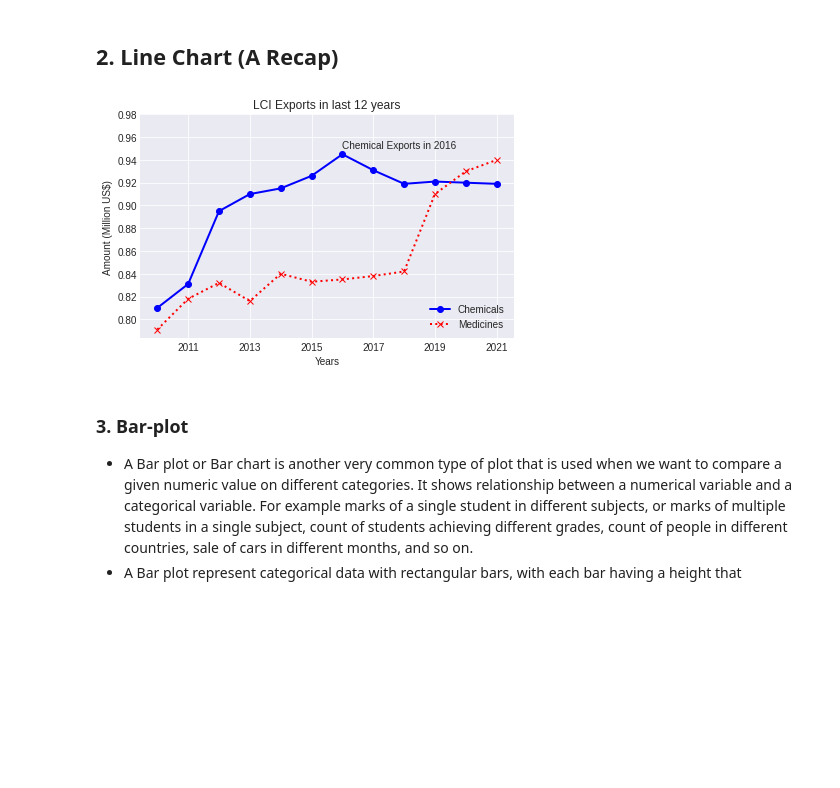
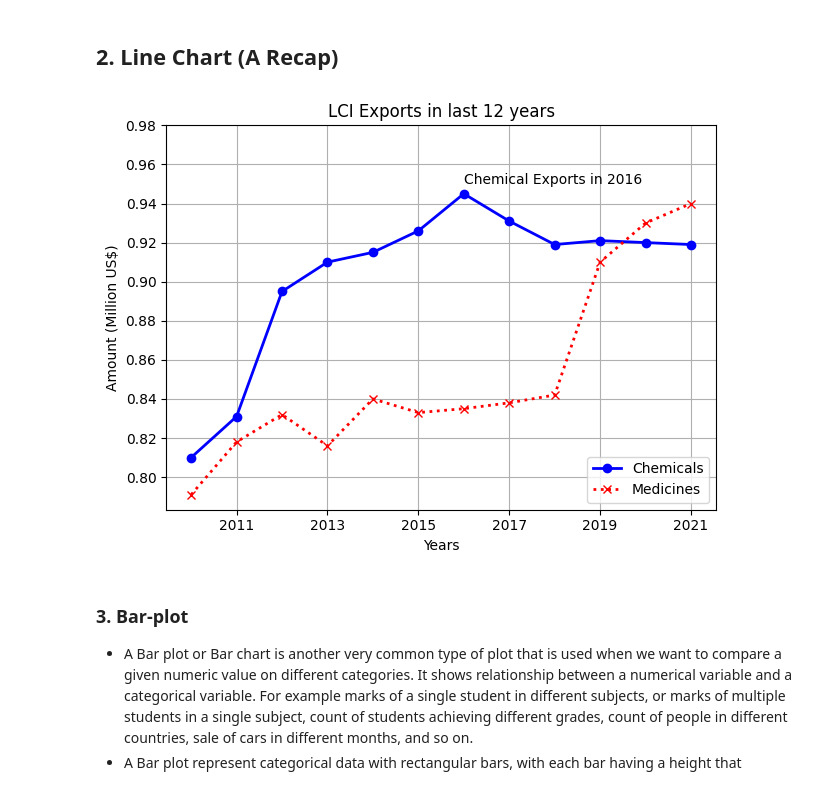
Before and after one commit to tayyabsarfraz/Introduction-to-Data-Analyst-and-Data-Science, a Jupyter notebook: Module no 02- Python for Data Scientists/03 - Data Visualization with Matplotlib and Seaborn/Lec-2.25(Data-Visualization-II).ipynb, the cells around one changed output. Cells and saved outputs as stored; diff of their text form; code cells hidden in the pictures; blank space fills up the shorter version.

```diff
--- a/Module no 02- Python for Data Scientists/03 - Data Visualization with Matplotlib and Seaborn/Lec-2.25(Data-Visualization-II).ipynb
+++ b/Module no 02- Python for Data Scientists/03 - Data Visualization with Matplotlib and Seaborn/Lec-2.25(Data-Visualization-II).ipynb
@@ -56,32 +56,32 @@ import numpy as np
 
 chemical_exports = [0.810, 0.831, 0.895, 0.91, 0.915, 0.926, 0.945, 0.931, 0.919, 0.921, 0.920, 0.919]
 medicine_exports = [0.791, 0.818, 0.832, 0.816, 0.840, 0.833, 0.835, 0.838, 0.842, 0.910, 0.930, 0.940]
 years = [2010, 2011, 2012, 2013, 2014, 2015, 2016, 2017, 2018, 2019, 2020, 2021]
 
 
 fig = plt.figure()
 ax = fig.add_subplot()
 
 ax.plot(years, chemical_exports, label="Chemicals", marker='o', c='b', ls='-', lw=2)
 ax.plot(years, medicine_exports, label="Medicines", marker='x', c='r', ls=':', lw=2)
 
 ax.set_xlabel("Years")
 ax.set_ylabel("Amount (Million US$)")
 
 
 xvals = np.arange(2011, 2022, 2)
 yvals = np.linspace(0.80, 0.98, 10)
 ax.set_xticks(xvals)
 ax.set_yticks(yvals)
 
 
 plt.title("LCI Exports in last 12 years")
 plt.legend(loc='lower right')
 plt.annotate("Chemical Exports in 2016", xy=(2016,.95))
 
 plt.grid(True)
 plt.tight_layout()
-plt.style.use('seaborn-dark')
+plt.style.use('default')
 plt.show()
 # %% [output]
-[figure, old version]
+[figure, new version]
```
Also changed, not shown: parts of 15 cells of this notebook, 2 other files.
